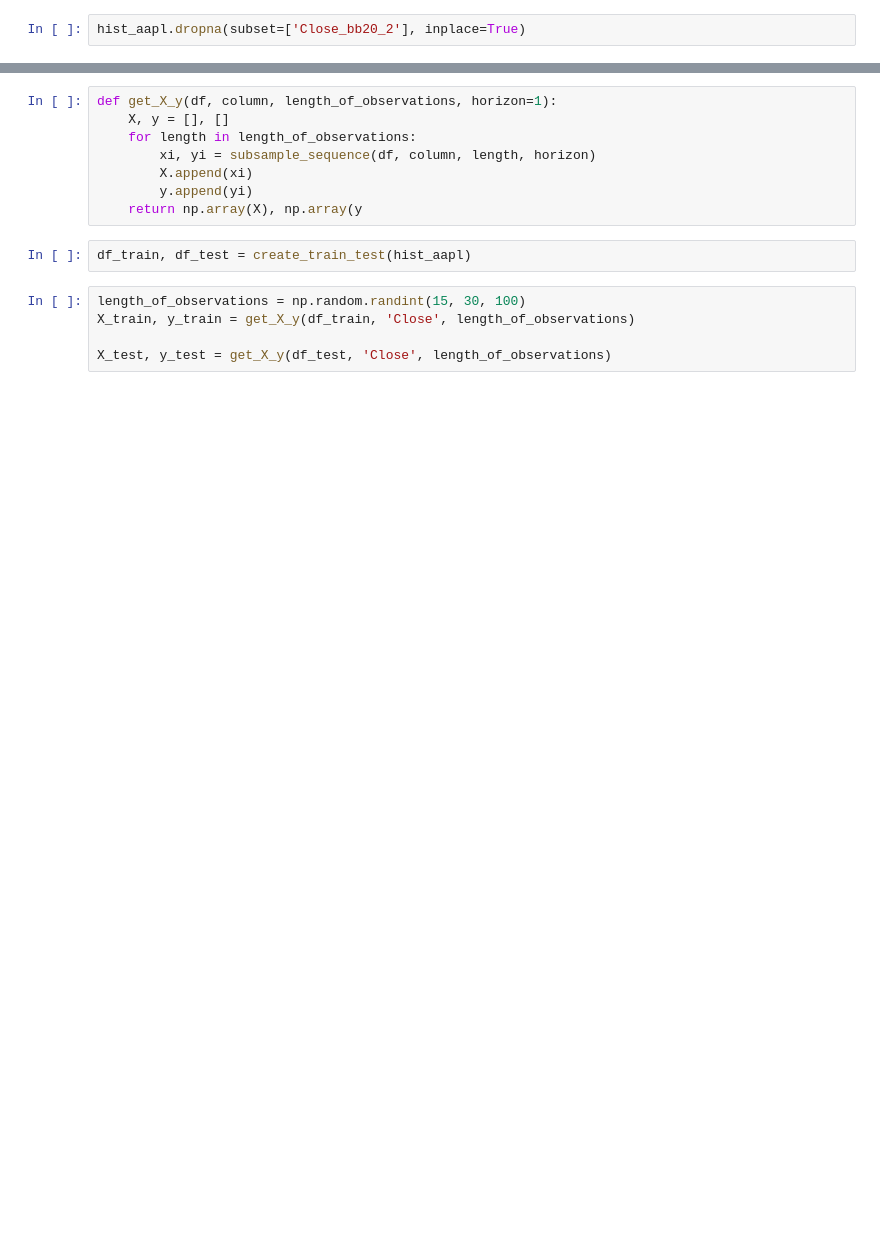
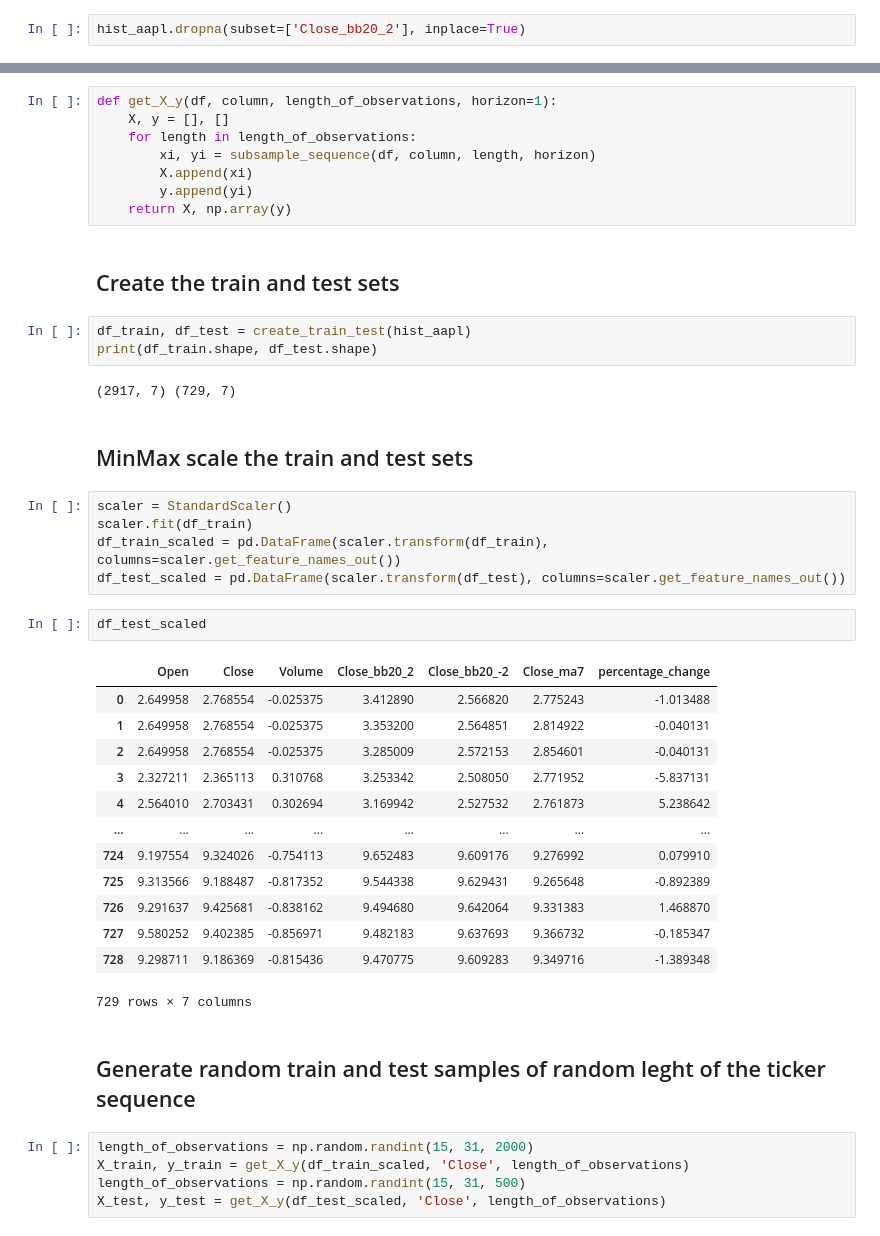
Before and after one commit to brahim-el-merbouh/springstone, a Jupyter notebook: notebooks/blueoverseas_rnn_model.ipynb, the cells around one changed output, grey strips where cells are left out. Drawn from its saved outputs; the diff is of its cells as text; blank space fills up the shorter version.

```diff
--- a/notebooks/blueoverseas_rnn_model.ipynb
+++ b/notebooks/blueoverseas_rnn_model.ipynb
@@ -123,11 +124,41 @@ def get_X_y(df, column, length_of_observations, horizon=1):
         xi, yi = subsample_sequence(df, column, length, horizon)
         X.append(xi)
         y.append(yi)
-    return np.array(X), np.array(y
+    return X, np.array(y)
+# %% [markdown]
+## Create the train and test sets
 # %%
 df_train, df_test = create_train_test(hist_aapl)
+print(df_train.shape, df_test.shape)
+# %% [output]
+(2917, 7) (729, 7)
+# %% [markdown]
+## MinMax scale the train and test sets
+# %%
+scaler = StandardScaler()
+scaler.fit(df_train)
+df_train_scaled = pd.DataFrame(scaler.transform(df_train), columns=scaler.get_feature_names_out())
+df_test_scaled = pd.DataFrame(scaler.transform(df_test), columns=scaler.get_feature_names_out())
+# %%
+df_test_scaled
+# %% [output]
+|  | Open | Close | Volume | Close_bb20_2 | Close_bb20_-2 | Close_ma7 | percentage_change |
+| 0 | 2.649958 | 2.768554 | -0.025375 | 3.412890 | 2.566820 | 2.775243 | -1.013488 |
+| 1 | 2.649958 | 2.768554 | -0.025375 | 3.353200 | 2.564851 | 2.814922 | -0.040131 |
+| 2 | 2.649958 | 2.768554 | -0.025375 | 3.285009 | 2.572153 | 2.854601 | -0.040131 |
+| 3 | 2.327211 | 2.365113 | 0.310768 | 3.253342 | 2.508050 | 2.771952 | -5.837131 |
+| 4 | 2.564010 | 2.703431 | 0.302694 | 3.169942 | 2.527532 | 2.761873 | 5.238642 |
+| ... | ... | ... | ... | ... | ... | ... | ... |
+| 724 | 9.197554 | 9.324026 | -0.754113 | 9.652483 | 9.609176 | 9.276992 | 0.079910 |
+| 725 | 9.313566 | 9.188487 | -0.817352 | 9.544338 | 9.629431 | 9.265648 | -0.892389 |
+| 726 | 9.291637 | 9.425681 | -0.838162 | 9.494680 | 9.642064 | 9.331383 | 1.468870 |
+| 727 | 9.580252 | 9.402385 | -0.856971 | 9.482183 | 9.637693 | 9.366732 | -0.185347 |
+| 728 | 9.298711 | 9.186369 | -0.815436 | 9.470775 | 9.609283 | 9.349716 | -1.389348 |
+729 rows × 7 columns
+# %% [markdown]
+## Generate random train and test samples of random leght of the ticker sequence
 # %%
-length_of_observations = np.random.randint(15, 30, 100)
-X_train, y_train = get_X_y(df_train, 'Close', length_of_observations)
-
-X_test, y_test = get_X_y(df_test, 'Close', length_of_observations)
+length_of_observations = np.random.randint(15, 31, 2000)
+X_train, y_train = get_X_y(df_train_scaled, 'Close', length_of_observations)
+length_of_observations = np.random.randint(15, 31, 500)
+X_test, y_test = get_X_y(df_test_scaled, 'Close', length_of_observations)
```
Also changed, not shown: parts of 32 cells of this notebook.
